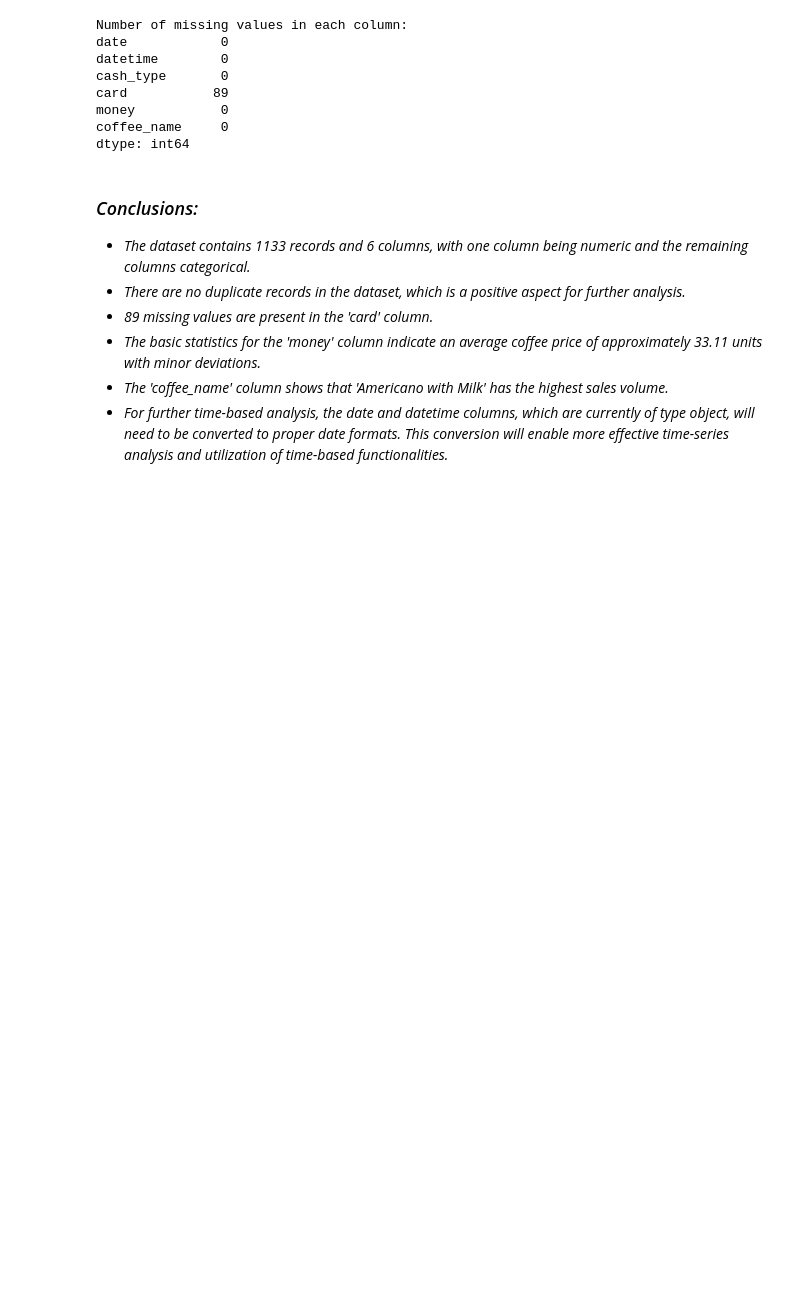
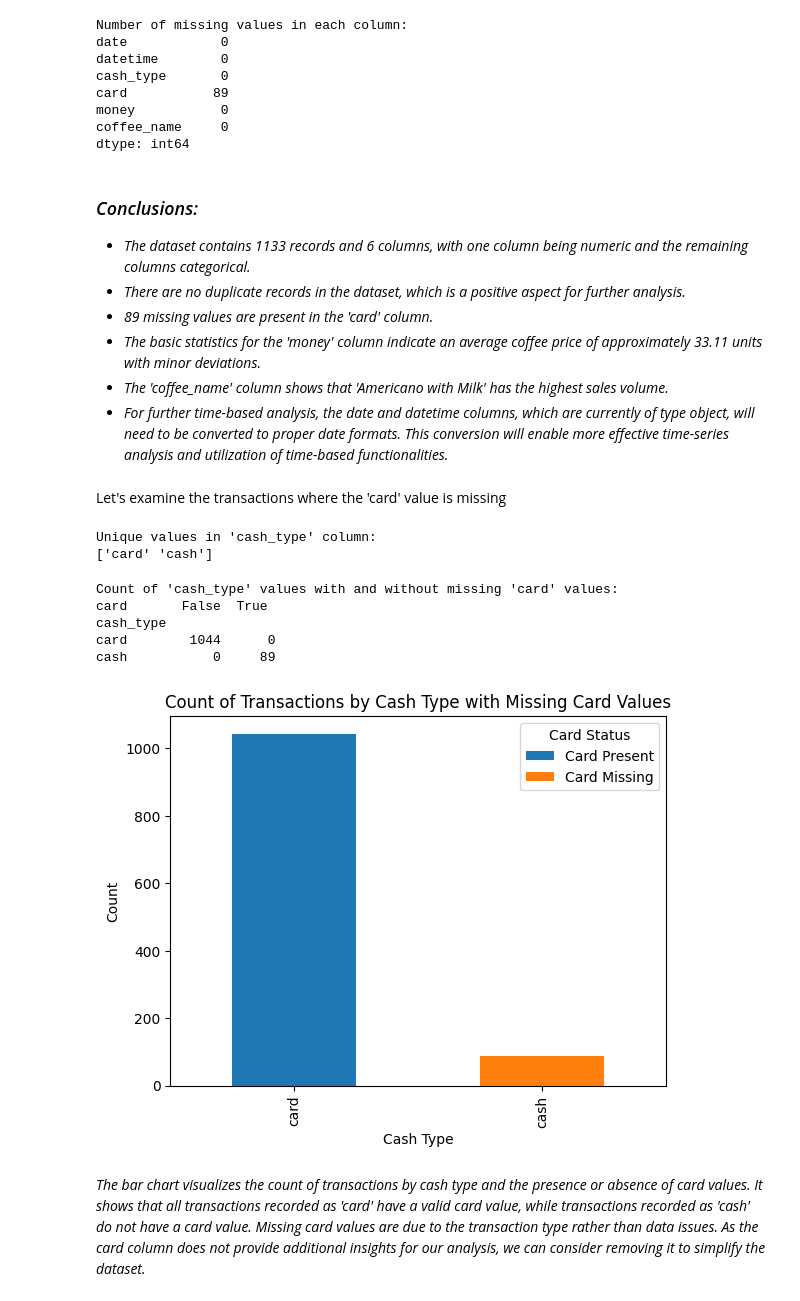
Before and after one commit to Viktoriia-Shalaieva/Coffee_Sales_Data_Analysis, a Jupyter notebook: Python/coffee_sales.ipynb, the cells around one changed output. Cells and saved outputs as stored; diff of their text form; code cells hidden in the pictures; blank space fills up the shorter version.

Commit message:
the count of transactions by cash type and the presence or absence of card values

```diff
--- a/Python/coffee_sales.ipynb
+++ b/Python/coffee_sales.ipynb
@@ -110,3 +110,39 @@ dtype: int64
 - *The basic statistics for the 'money' column indicate an average coffee price of approximately 33.11 units with minor deviations.*
 - *The 'coffee_name' column shows that 'Americano with Milk' has the highest sales volume.*
 - *For further time-based analysis, the date and datetime columns, which are currently of type object, will need to be converted to proper date formats. This conversion will enable more effective time-series analysis and utilization of time-based functionalities.*
+# %% [markdown]
+Let's examine the transactions where the 'card' value is missing
+# %%
+# Display the unique values in the 'cash_type' column
+print("Unique values in 'cash_type' column:")
+print(df['cash_type'].unique())
+# %% [output]
+Unique values in 'cash_type' column:
+['card' 'cash']
+# %%
+# Count the occurrences of each 'cash_type' value with and without missing 'card' values
+cash_type_counts = (
+    df.groupby(['cash_type', df['card'].isnull()])
+    .size()
+    .unstack(fill_value=0)
+)
+print("Count of 'cash_type' values with and without missing 'card' values:")
+print(cash_type_counts)
+# %% [output]
+Count of 'cash_type' values with and without missing 'card' values:
+card       False  True
+cash_type
+card        1044      0
+cash           0     89
+# %%
+# Visualize the relationship between 'cash_type' and missing 'card' values
+cash_type_counts.plot(kind='bar', stacked=True)
+plt.xlabel('Cash Type')
+plt.ylabel('Count')
+plt.title('Count of Transactions by Cash Type with Missing Card Values')
+plt.legend(['Card Present', 'Card Missing'], title='Card Status')
+plt.show()
+# %% [output]
+[figure, added]
+# %% [markdown]
+*The bar chart visualizes the count of transactions by cash type and the presence or absence of card values. It shows that all transactions recorded as 'card' have a valid card value, while transactions recorded as 'cash' do not have a card value. Missing card values are due to the transaction type rather than data issues. As the card column does not provide additional insights for our analysis, we can consider removing it to simplify the dataset.*
```
